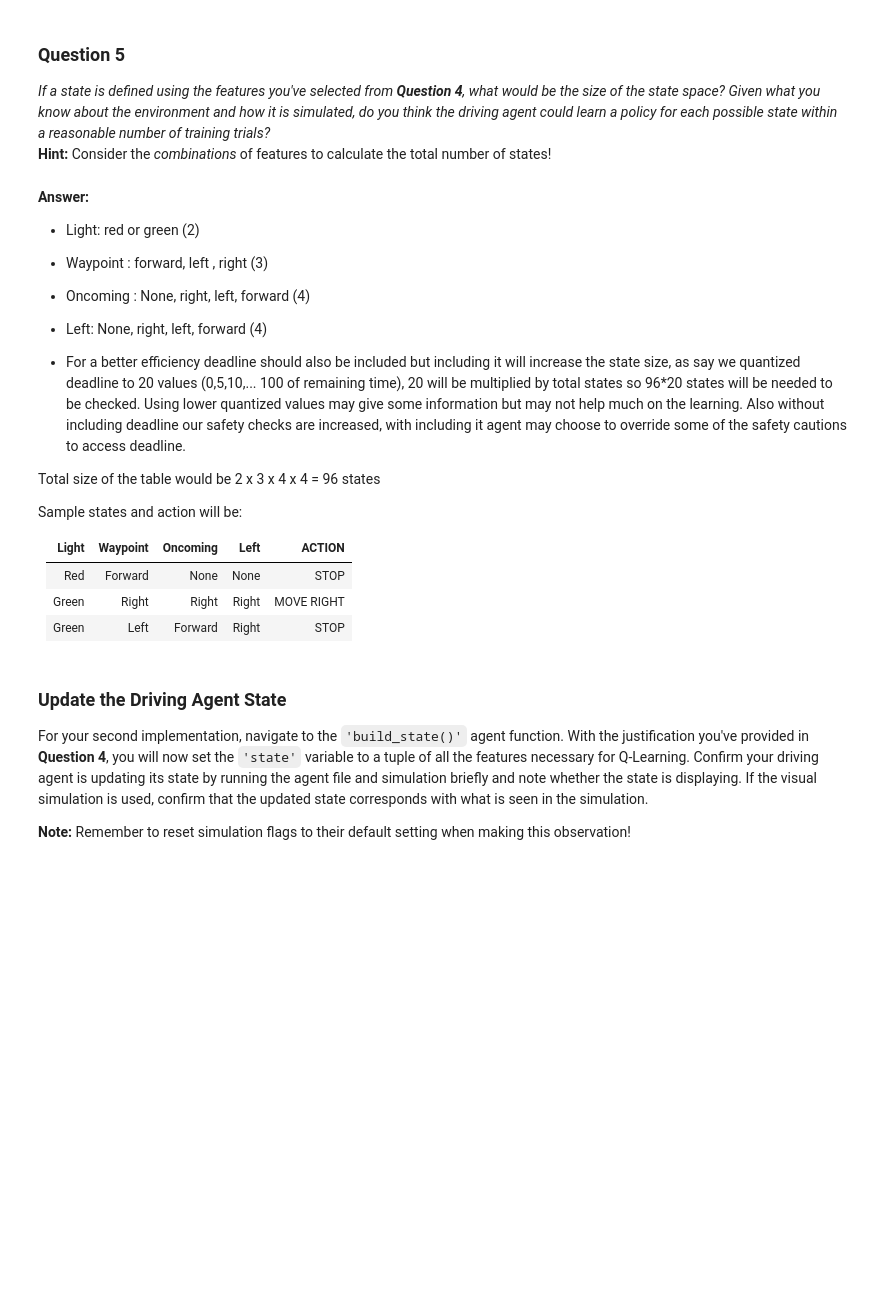
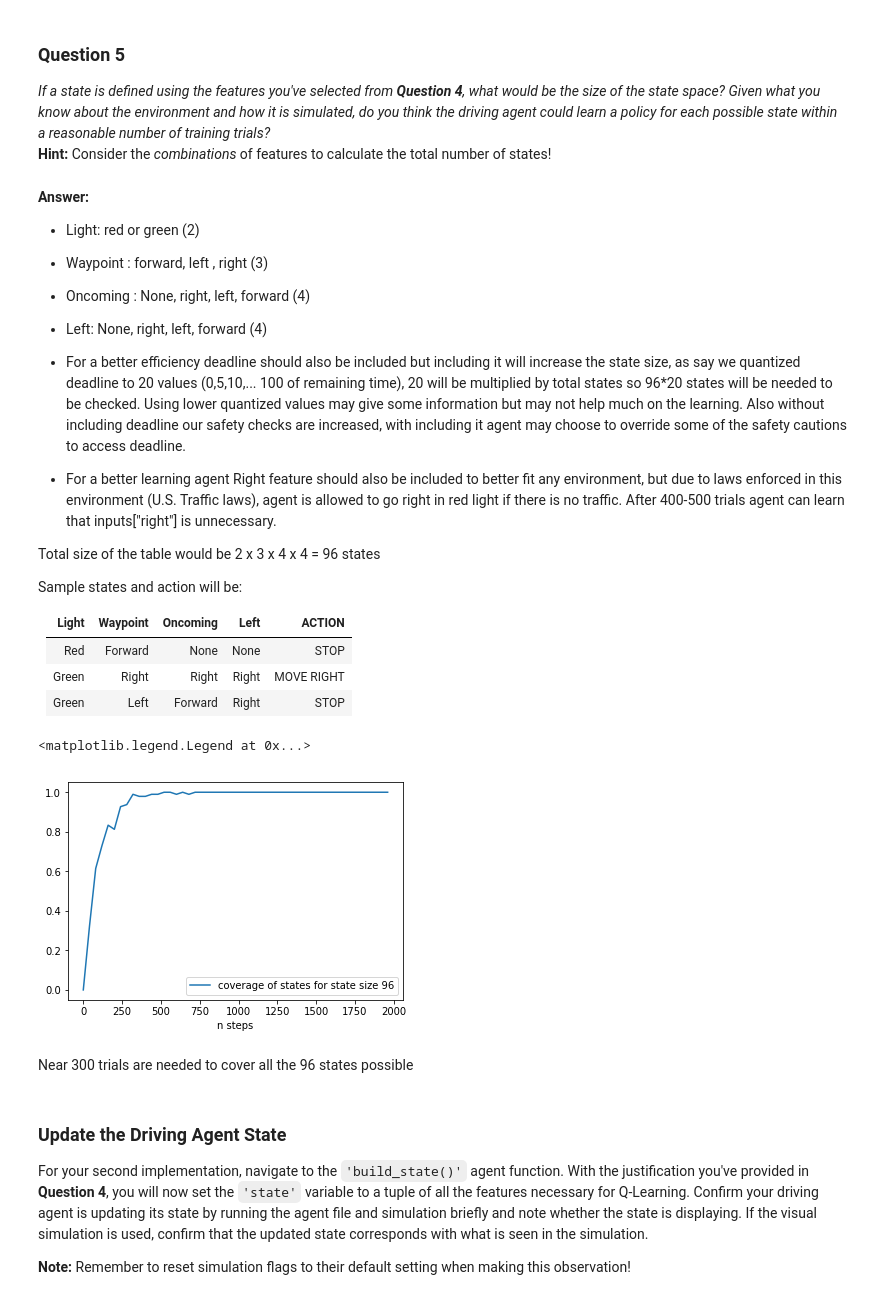
Before and after one commit to Athalka/machine-learning, a Jupyter notebook: projects/smartcab/smartcab.ipynb, the cells around one changed output. Saved outputs shown, nothing was run; the diff lists cells and outputs as text; code cells hidden in the pictures; blank space fills up the shorter version.

```diff
--- a/projects/smartcab/smartcab.ipynb
+++ b/projects/smartcab/smartcab.ipynb
@@ -170,6 +178,7 @@ How frequently would the agent occupy a state like `(False, True, True, True, Fa
 * Left: None, right, left, forward (4)
 
 * For a better efficiency deadline should also be included but including it will increase the state size, as say we quantized deadline to 20 values (0,5,10,... 100 of remaining time), 20 will be multiplied by total states so 96*20 states will be needed to be checked. Using lower quantized values may give some information but may not help much on the learning. Also without including deadline our safety checks are increased, with including it agent may choose to override some of the safety cautions to access deadline.
+* For a better learning agent Right feature should also be included to better fit any environment, but due to laws enforced in this environment (U.S. Traffic laws), agent is allowed to go right in red light if there is no traffic. After 400-500 trials agent can learn that inputs["right"] is unnecessary.
 
 Total size of the table would be 2 x 3 x 4 x 4 = 96 states
 
@@ -180,6 +189,33 @@ Sample states and action will be:
 | Red   | Forward    | None     | None  | STOP   |
 | Green | Right      | Right    | Right | MOVE RIGHT  |
 | Green | Left       | Forward  | Right | STOP |
+# %%
+#monte carlo simulation to simulate how many trainings are needed to cover all states
+import numpy as np
+import random
+
+def percent_visited(steps, states):
+    visited = np.zeros(states, dtype=bool)
+    for _ in range(steps):
+        current_state = random.randint(0, states-1)
+        visited[current_state] = True
+    return sum(visited)/float(states)
+
+
+import matplotlib.pyplot as plt
+%matplotlib inline
+states = 96
+
+n_steps = [s*40 for s in range(50)]
+coverage = [percent_visited(steps, states) for steps in n_steps]
+plt.plot(n_steps,coverage, label = "coverage of states for state size 96")
+plt.xlabel('n steps')
+plt.legend()
+# %% [output]
+<matplotlib.legend.Legend at 0x...>
+[figure, added]
+# %% [markdown]
+Near 300 trials are needed to cover all the 96 states possible
 # %% [markdown]
 ### Update the Driving Agent State
 For your second implementation, navigate to the `'build_state()'` agent function. With the justification you've provided in **Question 4**, you will now set the `'state'` variable to a tuple of all the features necessary for Q-Learning. Confirm your driving agent is updating its state by running the agent file and simulation briefly and note whether the state is displaying. If the visual simulation is used, confirm that the updated state corresponds with what is seen in the simulation.
```
Also changed, not shown: parts of 6 cells of this notebook, 6 other files.
